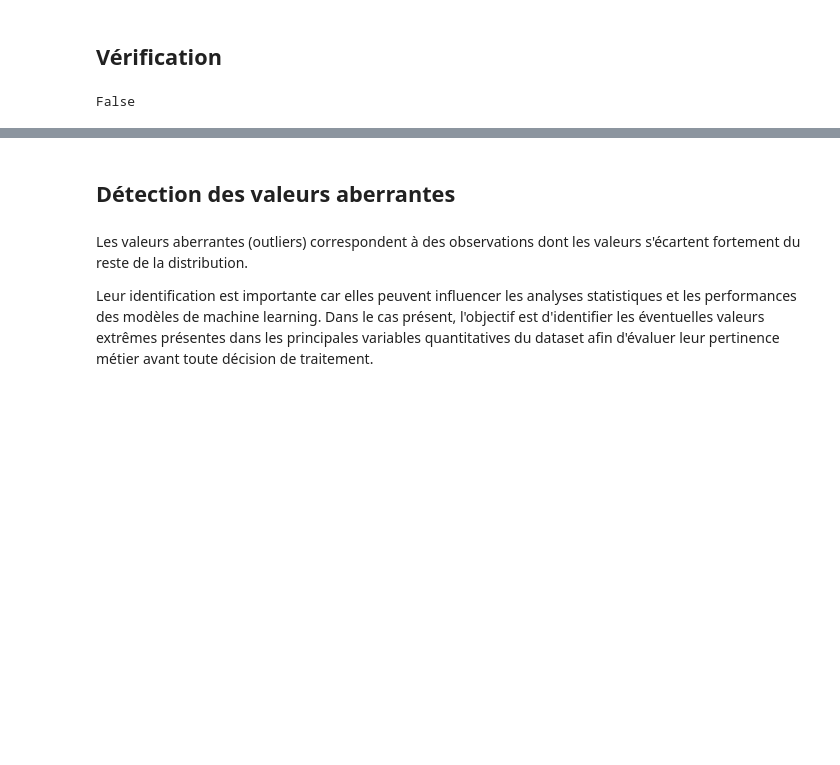
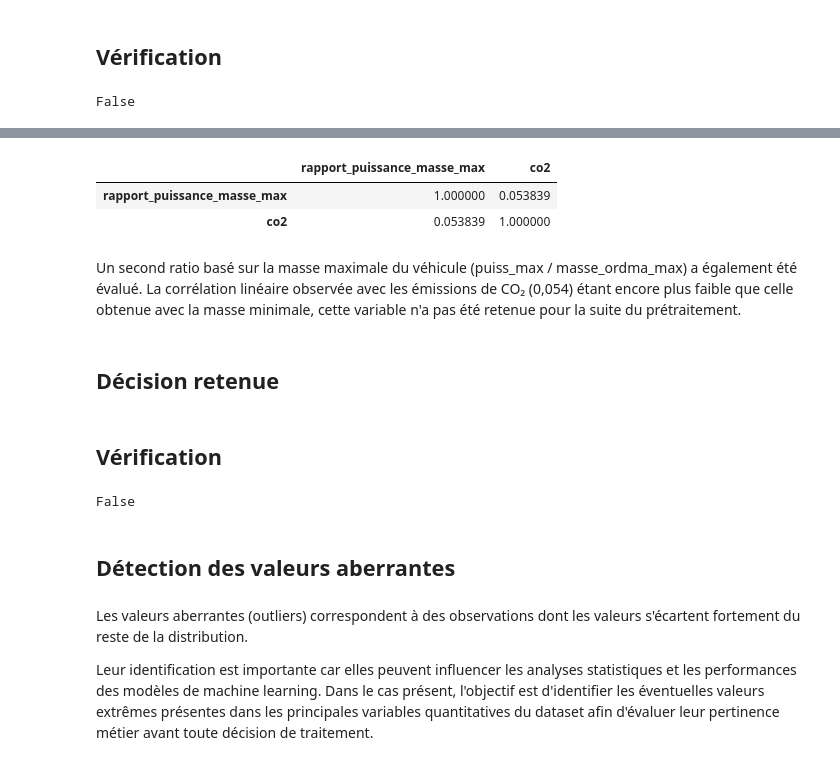
Before and after one commit to LarissaVarnakova/Projet_CO2, a Jupyter notebook: notebooks/preprocessing_aziz.ipynb, the cells around one changed output, grey strips where cells are left out. Drawn from its saved outputs; the diff is of its cells as text; code cells hidden in the pictures; blank space fills up the shorter version.

```diff
--- a/notebooks/preprocessing_aziz.ipynb
+++ b/notebooks/preprocessing_aziz.ipynb
@@ -417,0 +362,5 @@ La vérification confirme que la variable a bien été supprimée du jeu de donn
+# %%
+# Création du ratio puissance / masse maximale
+df_2014["rapport_puissance_masse_max"] = (
+    df_2014["puiss_max"] / df_2014["masse_ordma_max"]
+)
@@ -417,0 +379,10 @@ La vérification confirme que la variable a bien été supprimée du jeu de donn
+# %%
+df_2014[["rapport_puissance_masse_max", "co2"]].corr()
+# %% [output]
+|  | rapport_puissance_masse_max | co2 |
+| rapport_puissance_masse_max | 1.000000 | 0.053839 |
+| co2 | 0.053839 | 1.000000 |
+# %% [markdown]
+Un second ratio basé sur la masse maximale du véhicule (puiss_max / masse_ordma_max) a également été évalué. La corrélation linéaire observée avec les émissions de CO₂ (0,054) étant encore plus faible que celle obtenue avec la masse minimale, cette variable n'a pas été retenue pour la suite du prétraitement.
+# %% [markdown]
+## Décision retenue
@@ -418,3 +391,9 @@ La vérification confirme que la variable a bien été supprimée du jeu de donn
+# %% [markdown]
+## Vérification
+# %%
+"rapport_puissance_masse_max" in df_2014.columns
+# %% [output]
+False
 # %% [markdown]
 ## Détection des valeurs aberrantes
 # %% [markdown]
```
Also changed, not shown: parts of 44 cells of this notebook.
